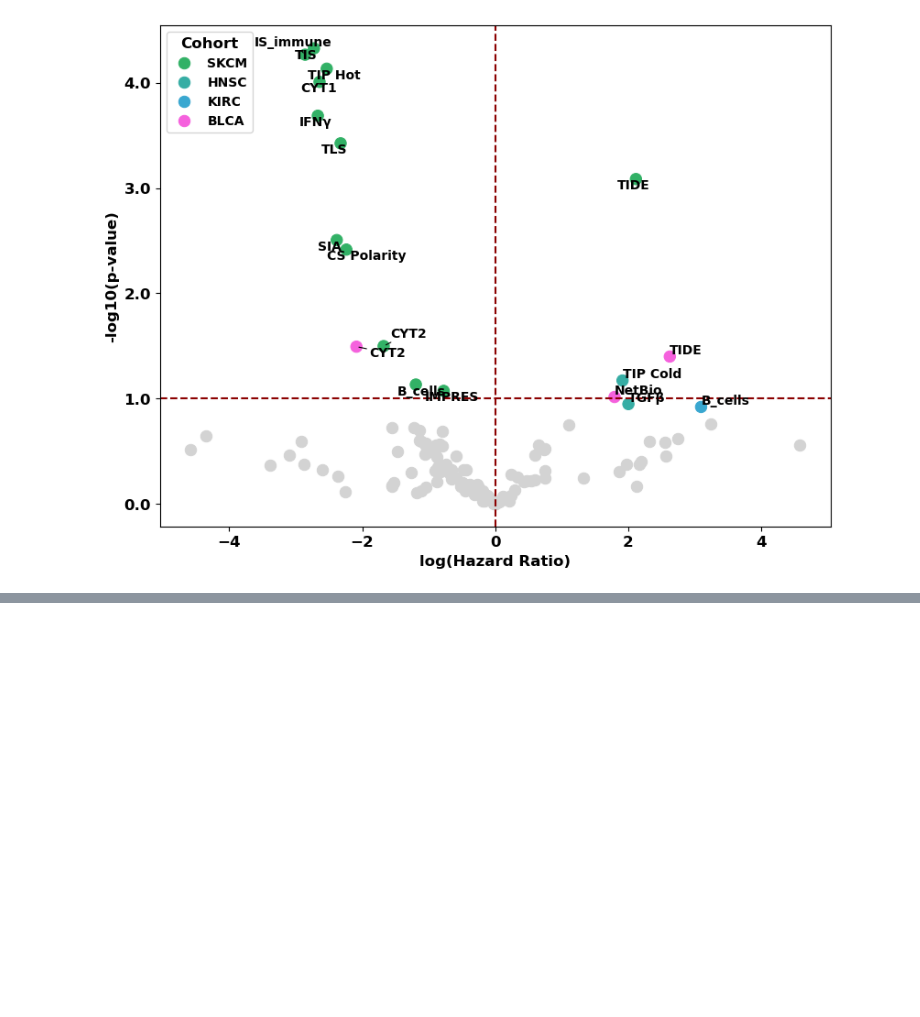
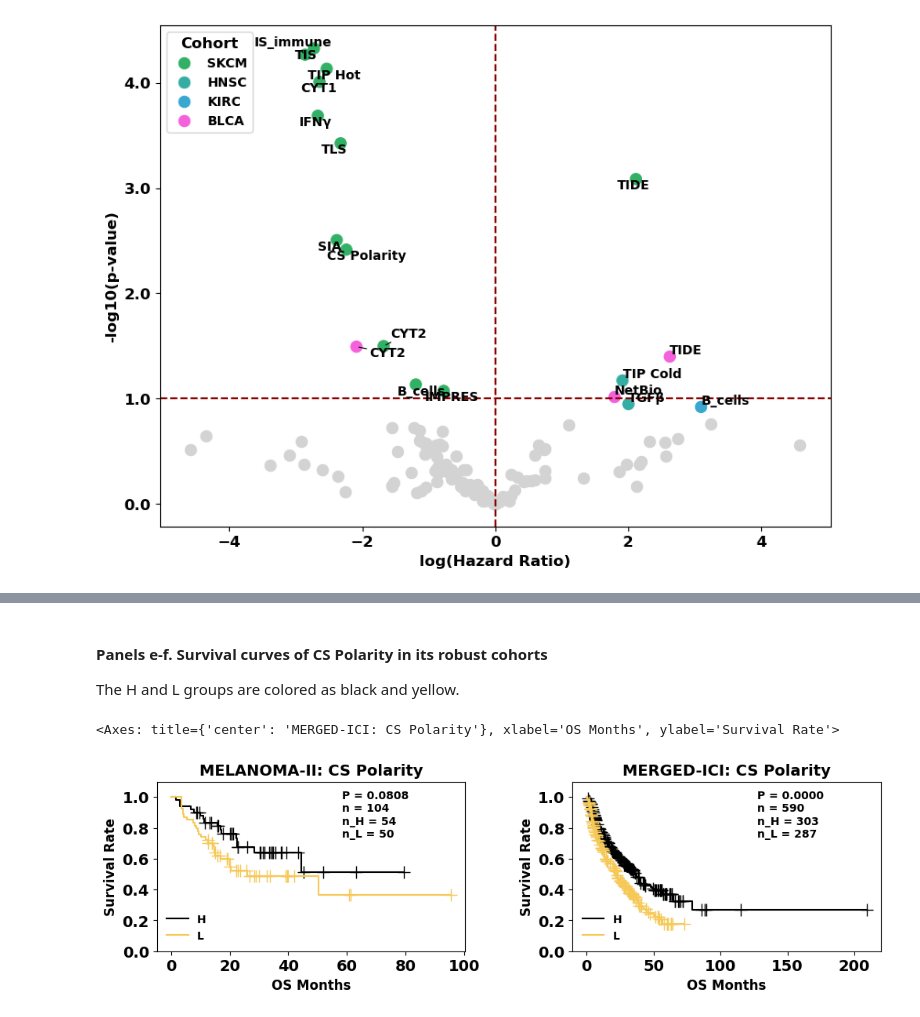
Before and after one commit to qiluzhou/TMEscore_review, a Jupyter notebook: codes.ipynb, the cells around one changed output, grey strips where cells are left out. Drawn from its saved outputs; the diff is of its cells as text; code cells hidden in the pictures; blank space fills up the shorter version.

```diff
--- a/codes.ipynb
+++ b/codes.ipynb
@@ -1448,0 +1454,12 @@ volcano_logrank(ax2_4, logrank_results)
+# %% [markdown]
+#### Panels e-f. Survival curves of CS Polarity in its robust cohorts
+The H and L groups are colored as black and yellow.
+# %%
+vath_data2['os_months'] = vath_data2['os_days']/30
+
+fig8_2, ax8_2 = plt.subplots(1,2, figsize=(10, 3), constrained_layout=True, gridspec_kw={'wspace': 0.1})
+km_survival(ax8_2[0], vath_data2, "os_months", "os_status", 'CS Polarity', "MELANOMA-II", custom_palette=["black", "#F6C957"])
+km_survival(ax8_2[1], combined_data2, "os_months", "os_event", 'CS Polarity', "MERGED-ICI", custom_palette=["black", "#F6C957"])
+# %% [output]
+<Axes: title={'center': 'MERGED-ICI: CS Polarity'}, xlabel='OS Months', ylabel='Survival Rate'>
+[figure, added]
```
Also changed, not shown: parts of 8 cells of this notebook.
